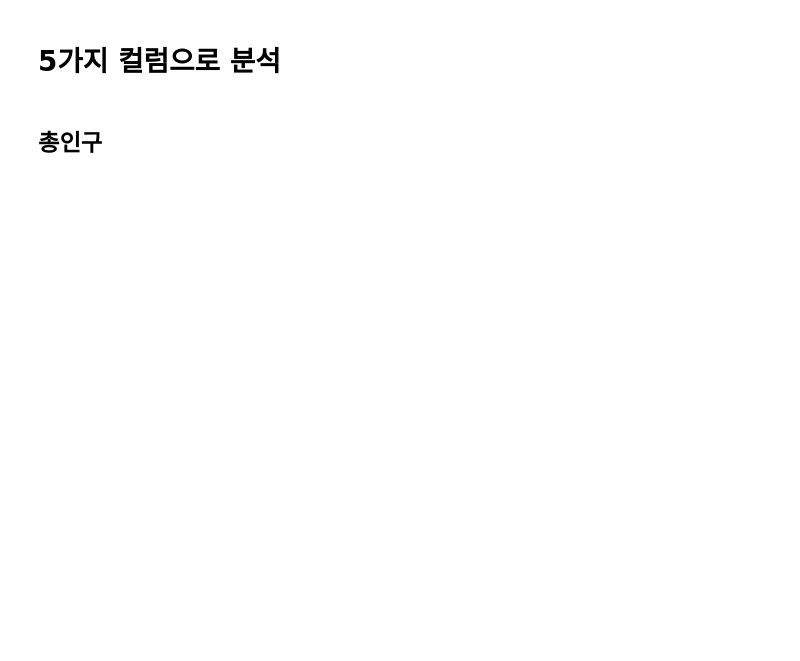
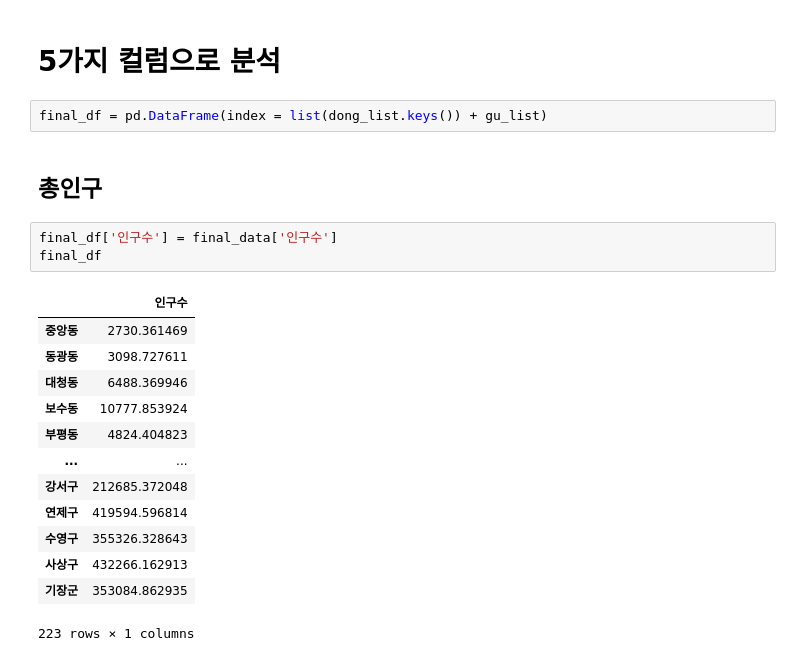
Before and after one commit to ellynhan/marketAnalysis, a Jupyter notebook: createFinalData/eval_final_data.ipynb, the cells around one changed output. Drawn from its saved outputs; the diff is of its cells as text; blank space fills up the shorter version.

```diff
--- a/createFinalData/eval_final_data.ipynb
+++ b/createFinalData/eval_final_data.ipynb
@@ -21,4 +40,23 @@ final_data
 # %% [markdown]
 # 5가지 컬럼으로 분석
+# %%
+final_df = pd.DataFrame(index = list(dong_list.keys()) + gu_list)
 # %% [markdown]
 ## 총인구
+# %%
+final_df['인구수'] = final_data['인구수']
+final_df
+# %% [output]
+|  | 인구수 |
+| 중앙동 | 2730.361469 |
+| 동광동 | 3098.727611 |
+| 대청동 | 6488.369946 |
+| 보수동 | 10777.853924 |
+| 부평동 | 4824.404823 |
+| ... | ... |
+| 강서구 | 212685.372048 |
+| 연제구 | 419594.596814 |
+| 수영구 | 355326.328643 |
+| 사상구 | 432266.162913 |
+| 기장군 | 353084.862935 |
+223 rows × 1 columns
```
Also changed, not shown: parts of 21 cells of this notebook, 3 other files.
